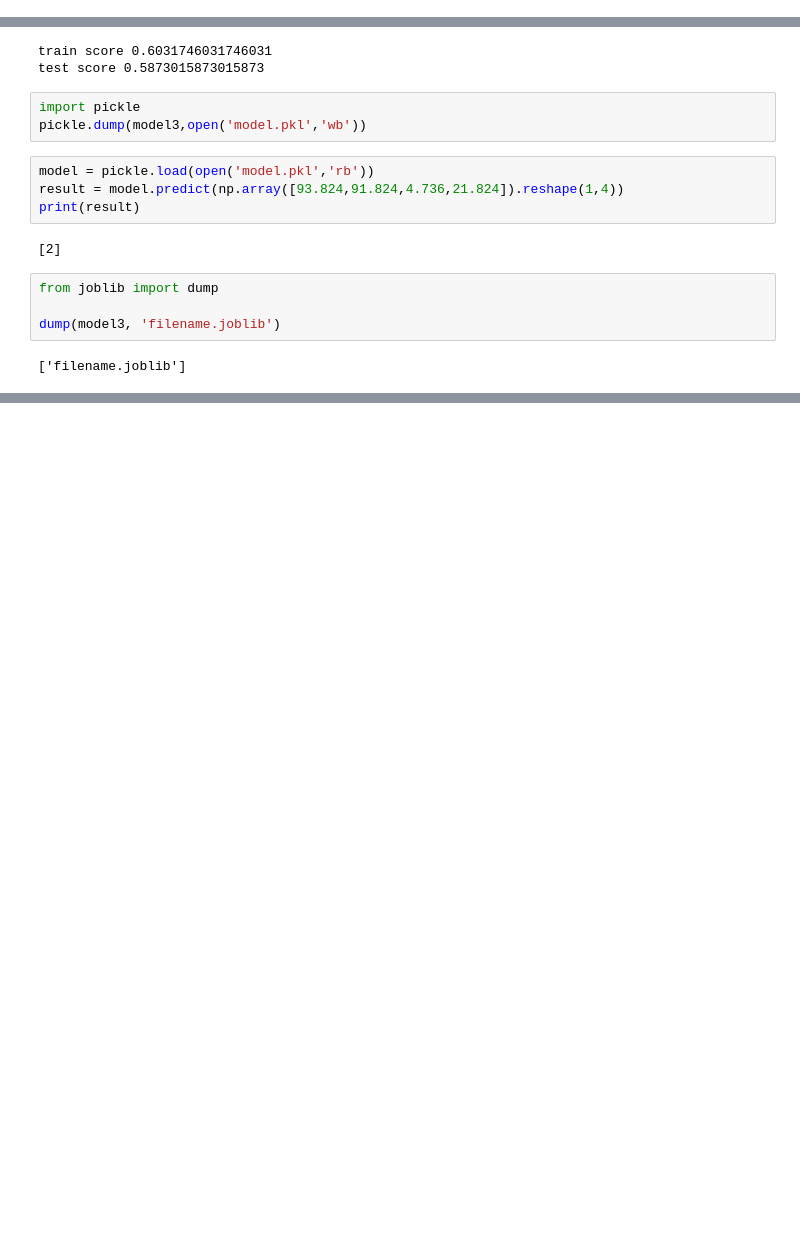
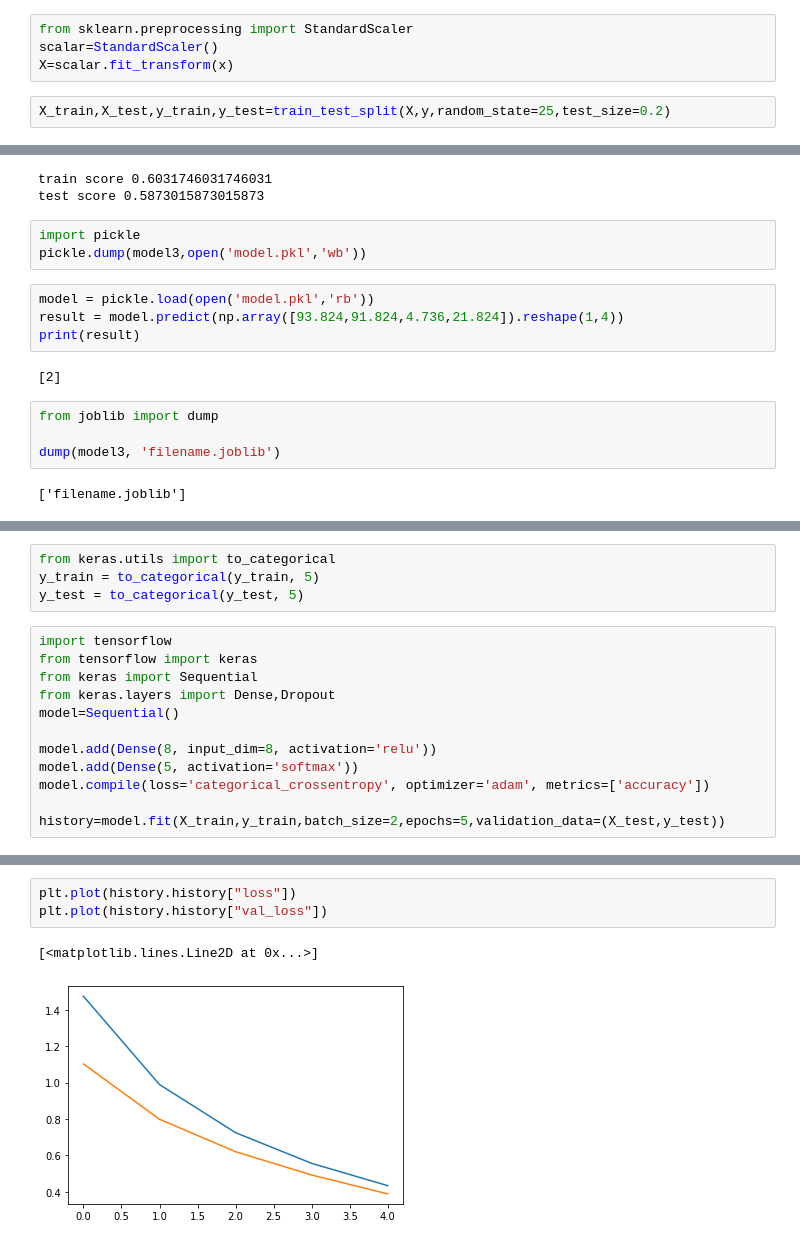
Before and after one commit to deepgohil/Pythonproject, a Jupyter notebook: human-stress-detection.ipynb, the cells around one changed output, grey strips where cells are left out. Saved outputs shown, nothing was run; the diff lists cells and outputs as text; blank space fills up the shorter version.

```diff
--- a/human-stress-detection.ipynb
+++ b/human-stress-detection.ipynb
@@ -82,2 +145,8 @@ Name: (Stress Levels,), Length: 630, dtype: int64
 # %%
 xtrain,xtest,ytrain,ytest = train_test_split(x,y,test_size = 0.20)
+# %%
+from sklearn.preprocessing import StandardScaler
+scalar=StandardScaler()
+X=scalar.fit_transform(x)
+# %%
+X_train,X_test,y_train,y_test=train_test_split(X,y,random_state=25,test_size=0.2)
@@ -231,0 +348,16 @@ dump(model3, 'filename.joblib')
+# %%
+from keras.utils import to_categorical
+y_train = to_categorical(y_train, 5)
+y_test = to_categorical(y_test, 5)
+# %%
+import tensorflow
+from tensorflow import keras
+from keras import Sequential
+from keras.layers import Dense,Dropout
+model=Sequential()
+
+model.add(Dense(8, input_dim=8, activation='relu'))
+model.add(Dense(5, activation='softmax'))
+model.compile(loss='categorical_crossentropy', optimizer='adam', metrics=['accuracy'])
+
+history=model.fit(X_train,y_train,batch_size=2,epochs=5,validation_data=(X_test,y_test))
@@ -231,0 +375,6 @@ dump(model3, 'filename.joblib')
+# %%
+plt.plot(history.history["loss"])
+plt.plot(history.history["val_loss"])
+# %% [output]
+[<matplotlib.lines.Line2D at 0x...>]
+[figure, added]
```
Also changed, not shown: parts of 12 cells of this notebook.
